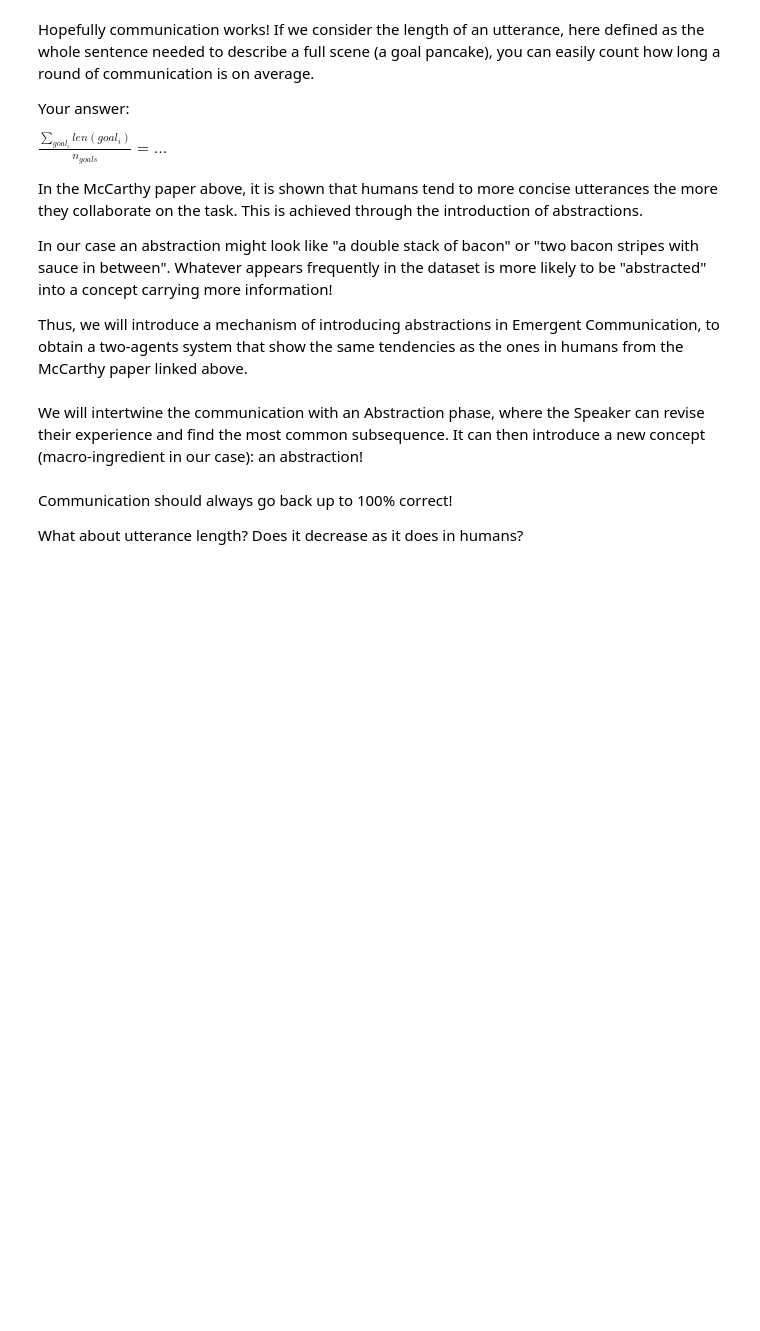
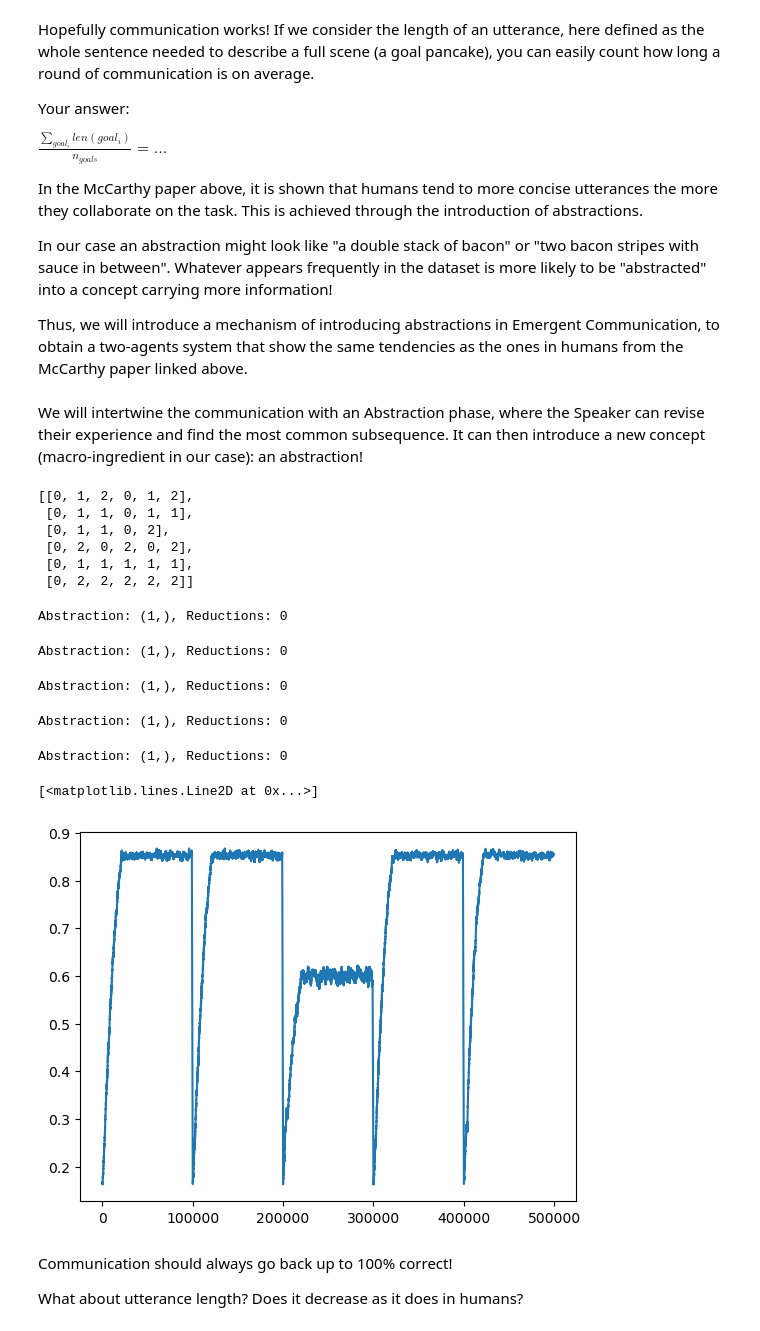
Before and after one commit to marhanse/NeuroSymAI, a Jupyter notebook: assignment3_EmCom.ipynb, the cells around one changed output. Cells and saved outputs as stored; diff of their text form; code cells hidden in the pictures; blank space fills up the shorter version.

```diff
--- a/assignment3_EmCom.ipynb
+++ b/assignment3_EmCom.ipynb
@@ -194,7 +228,18 @@ def find_abstractions(dataset):
     all_subsequences = {}
     for seq in dataset:
         "Your code: count the frequency of all subsequences of all lengths"
-        ...
     "Your code: return the most common subsequence, if there are ties, return one of them at random"
     ...
     return ... #e.g. if you find [1,1] to be the most common subsequence, return [1,1]
+
+
+
+recipes = my_dataset()
+recipes.get_dataset()
+# %% [output]
+[[0, 1, 2, 0, 1, 2],
+ [0, 1, 1, 0, 1, 1],
+ [0, 1, 1, 0, 2],
+ [0, 2, 0, 2, 0, 2],
+ [0, 1, 1, 1, 1, 1],
+ [0, 2, 2, 2, 2, 2]]
@@ -201,4 +273,7 @@ def find_abstractions(dataset):
 # %%
+# Param
+learning_rate = 0.02
+
 # Dataset
 recipes = my_dataset()
 
@@ -206,46 +281,57 @@ recipes = my_dataset()
 "We will use 2 Q-learning agents again"
 num_concepts = 8 # Maximum number of ingredients and abstractions (at first, the q-values at the abstraction indexes will not have a meaning but as soon we introduce a new abstraction, one more will)
 num_messages = 8 # Maximum number of messages (one per concept we want to communicate)
-speaker = ...
-listener = ...
+speaker = q_table_speaker(num_concepts, num_messages)
+listener = q_table_listener(num_messages, num_concepts)
 
 
 "The number of abstractions phases we will do, i.e. how many times we will find an abstraction"
 n_abstractions = 5
 
 starting_concepts = recipes.num_ingredients
 
 # Training
 rew_list = []
 utterance_length_list = []
-for step in range(n_abstractions):
+for step in trange(n_abstractions):
     dataset = recipes.get_dataset()
     utterance_length_list.append(recipes.get_average_length())
     for epoch in range(n_iterations):
         goal = sample_goal(dataset) #Sample a recipe from the dataset
         ep_rewards = 0
         for concept in goal:
-            message = ...
-            action = ...
-            reward = ...
-            "Updates"
-            ... #speaker
-            ... #listener
+            epsilon_speaker = epsilon_decay_exponetial(epoch)
+            message = epsilon_greedy(speaker, concept, epsilon_speaker)
+
+            epsilon_list = epsilon_decay_exponetial(epoch)
+            action = epsilon_greedy(listener, message, epsilon_list)
+            reward = reward_function(concept, action)
+
+            listener[message, concept] += learning_rate * (reward - listener[message, concept])
+            speaker[concept, message] += learning_rate * (reward - speaker[concept, message])
             ep_rewards += reward
         rew_list.append(ep_rewards/len(goal))
-    visualise_policies(speaker, listener, starting_concepts + step, preamble=f'After training loop ({n_abstractions} abstractions)')
+    #visualise_policies(speaker, listener, starting_concepts + step, preamble=f'After training loop ({n_abstractions} abstractions)')
     abstraction = find_abstractions(dataset)
     reductions = recipes.rewrite(abstraction, [starting_concepts + step])
 
     print(f'Abstraction: {abstraction}, Reductions: {reductions}')
 
 
 
 
 
 
 
 plt.plot(moving_average(rew_list, 1000))
+# %% [output]
+Abstraction: (1,), Reductions: 0
+Abstraction: (1,), Reductions: 0
+Abstraction: (1,), Reductions: 0
+Abstraction: (1,), Reductions: 0
+Abstraction: (1,), Reductions: 0
+[<matplotlib.lines.Line2D at 0x...>]
+[figure, added]
 # %% [markdown]
 Communication should always go back up to 100% correct!
 
```
Also changed, not shown: parts of 6 cells of this notebook.
